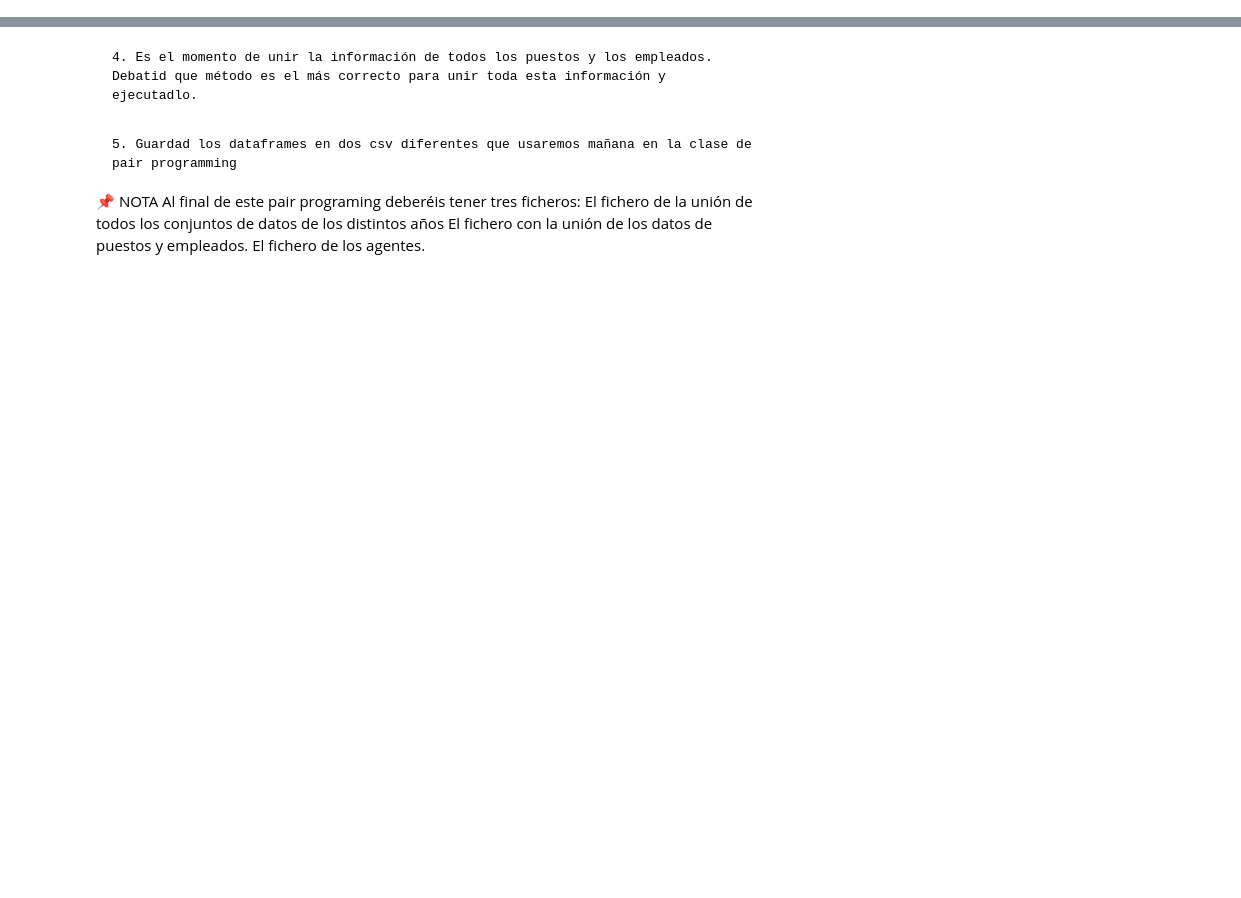
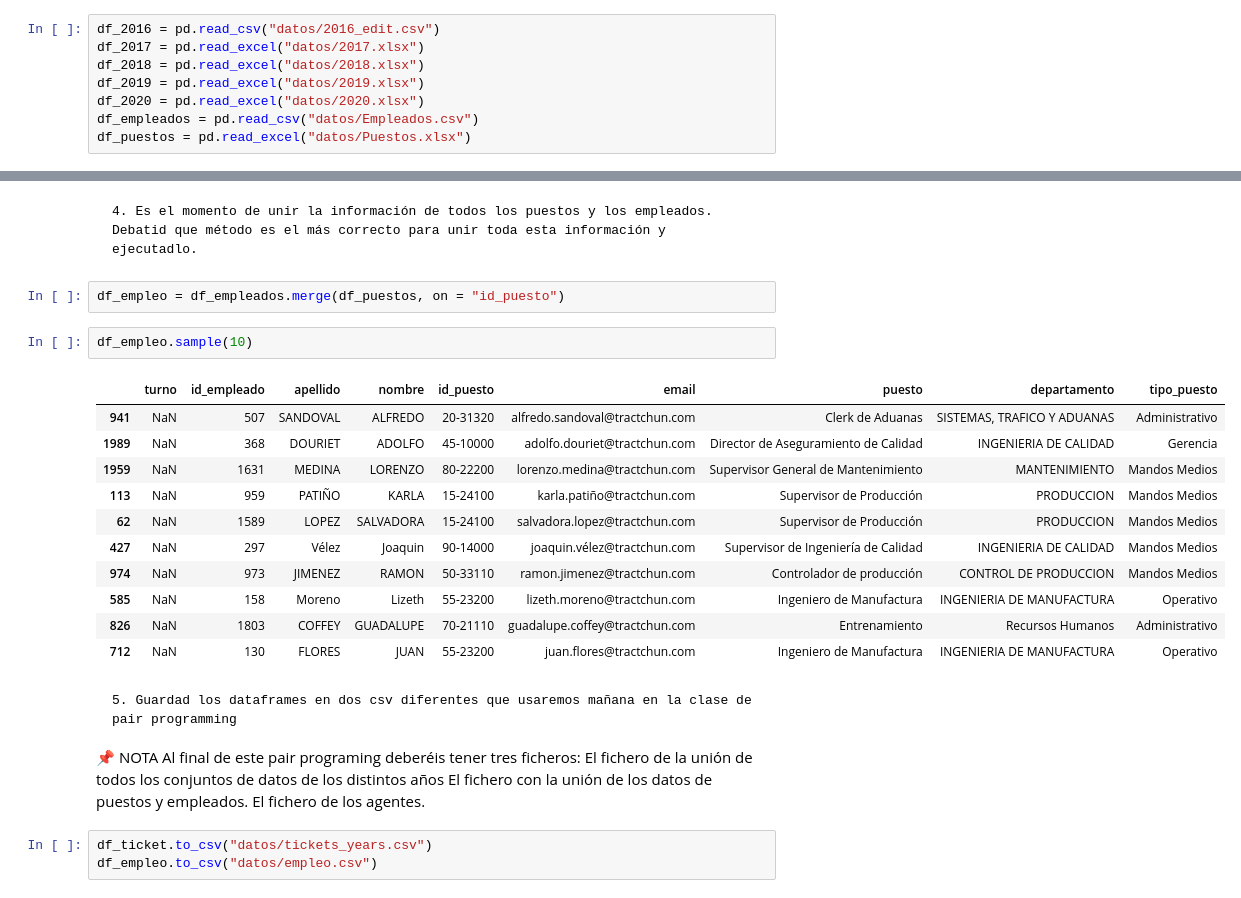
Before and after one commit to Adalab/promo-d-da-modulo2-sprint1-anabelen-silvia, a Jupyter notebook: ejercicio5/ejercicio5-pandas5.ipynb, the cells around one changed output, grey strips where cells are left out. Cells and saved outputs as stored; diff of their text form; blank space fills up the shorter version.

```diff
--- a/ejercicio5/ejercicio5-pandas5.ipynb
+++ b/ejercicio5/ejercicio5-pandas5.ipynb
@@ -14,0 +18,8 @@ Para llevar a cabo nuestro objetivo tendréis que seguir los siguientes pasos:
+# %%
+df_2016 = pd.read_csv("datos/2016_edit.csv")
+df_2017 = pd.read_excel("datos/2017.xlsx")
+df_2018 = pd.read_excel("datos/2018.xlsx")
+df_2019 = pd.read_excel("datos/2019.xlsx")
+df_2020 = pd.read_excel("datos/2020.xlsx")
+df_empleados = pd.read_csv("datos/Empleados.csv")
+df_puestos = pd.read_excel("datos/Puestos.xlsx")
@@ -20,8 +158,27 @@ Para llevar a cabo nuestro objetivo tendréis que seguir los siguientes pasos:
 # %% [markdown]
     4. Es el momento de unir la información de todos los puestos y los empleados. Debatid que método es el más correcto para unir toda esta información y ejecutadlo.
+# %%
+df_empleo = df_empleados.merge(df_puestos, on = "id_puesto")
+# %%
+df_empleo.sample(10)
+# %% [output]
+|  | turno | id_empleado | apellido | nombre | id_puesto | email | puesto | departamento | tipo_puesto |
+| 941 | NaN | 507 | SANDOVAL | ALFREDO | 20-31320 | alfredo.sandoval@tractchun.com | Clerk de Aduanas | SISTEMAS, TRAFICO Y ADUANAS | Administrativo |
+| 1989 | NaN | 368 | DOURIET | ADOLFO | 45-10000 | adolfo.douriet@tractchun.com | Director de Aseguramiento de Calidad | INGENIERIA DE CALIDAD | Gerencia |
+| 1959 | NaN | 1631 | MEDINA | LORENZO | 80-22200 | lorenzo.medina@tractchun.com | Supervisor General de Mantenimiento | MANTENIMIENTO | Mandos Medios |
+| 113 | NaN | 959 | PATIÑO | KARLA | 15-24100 | karla.patiño@tractchun.com | Supervisor de Producción | PRODUCCION | Mandos Medios |
+| 62 | NaN | 1589 | LOPEZ | SALVADORA | 15-24100 | salvadora.lopez@tractchun.com | Supervisor de Producción | PRODUCCION | Mandos Medios |
+| 427 | NaN | 297 | Vélez | Joaquin | 90-14000 | joaquin.vélez@tractchun.com | Supervisor de Ingeniería de Calidad | INGENIERIA DE CALIDAD | Mandos Medios |
+| 974 | NaN | 973 | JIMENEZ | RAMON | 50-33110 | ramon.jimenez@tractchun.com | Controlador de producción | CONTROL DE PRODUCCION | Mandos Medios |
+| 585 | NaN | 158 | Moreno | Lizeth | 55-23200 | lizeth.moreno@tractchun.com | Ingeniero de Manufactura | INGENIERIA DE MANUFACTURA | Operativo |
+| 826 | NaN | 1803 | COFFEY | GUADALUPE | 70-21110 | guadalupe.coffey@tractchun.com | Entrenamiento | Recursos Humanos | Administrativo |
+| 712 | NaN | 130 | FLORES | JUAN | 55-23200 | juan.flores@tractchun.com | Ingeniero de Manufactura | INGENIERIA DE MANUFACTURA | Operativo |
 # %% [markdown]
     5. Guardad los dataframes en dos csv diferentes que usaremos mañana en la clase de pair programming
 📌 NOTA Al final de este pair programing deberéis tener tres ficheros:
 El fichero de la unión de todos los conjuntos de datos de los distintos años
 El fichero con la unión de los datos de puestos y empleados.
 El fichero de los agentes.
+# %%
+df_ticket.to_csv("datos/tickets_years.csv")
+df_empleo.to_csv("datos/empleo.csv")
```
Also changed, not shown: parts of 17 cells of this notebook, 2 other files.
